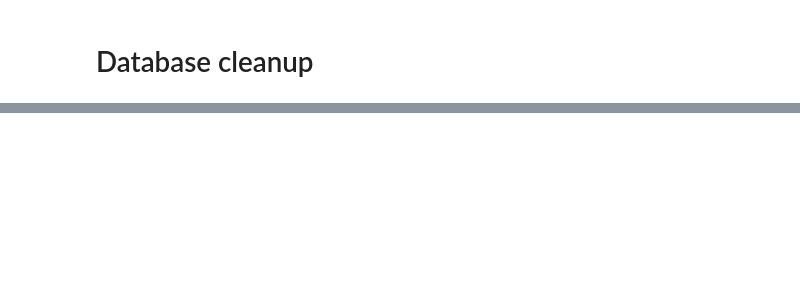
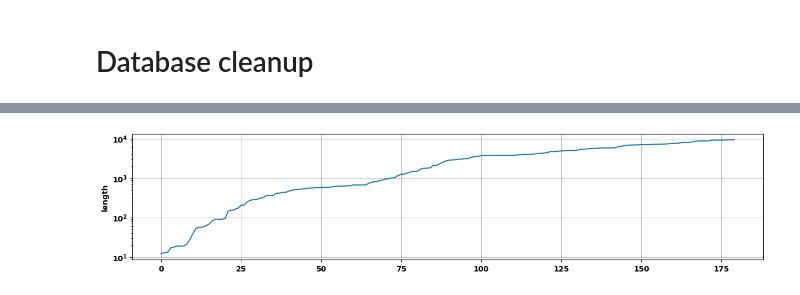
Before and after one commit to munich-ml/InfluxDB, a Jupyter notebook: Connect_with_InfluxDBClient.ipynb, the cells around one changed output, grey strips where cells are left out. Saved outputs shown, nothing was run; the diff lists cells and outputs as text; code cells hidden in the pictures; blank space fills up the shorter version.

```diff
--- a/Connect_with_InfluxDBClient.ipynb
+++ b/Connect_with_InfluxDBClient.ipynb
@@ -222,0 +166,7 @@ df.sort_values("length")
+# %%
+import matplotlib.pyplot as plt
+plt.figure(figsize=(15,3))
+plt.semilogy(df["length"].sort_values().values)
+plt.ylabel("length"), plt.grid();
+# %% [output]
+[figure, added]
```
Also changed, not shown: parts of 14 cells of this notebook, 2 other files.
